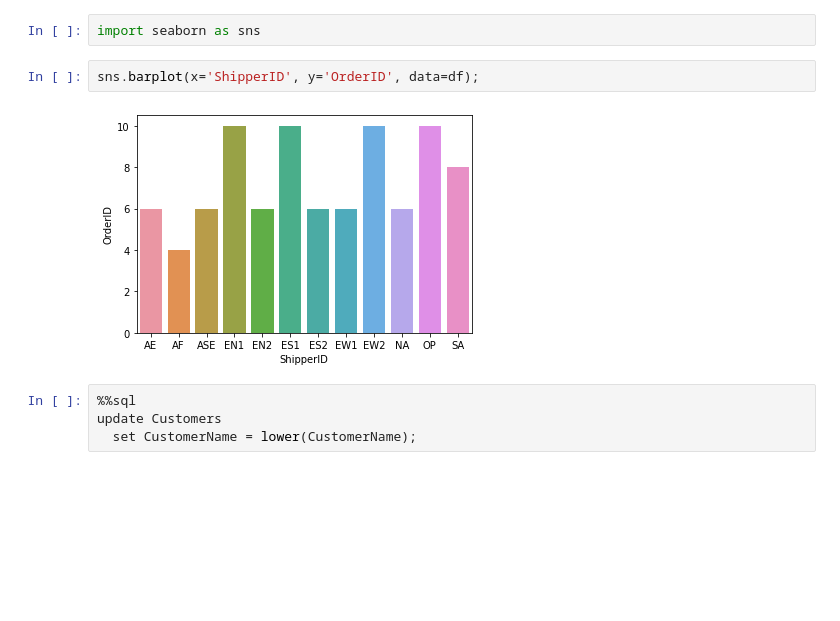
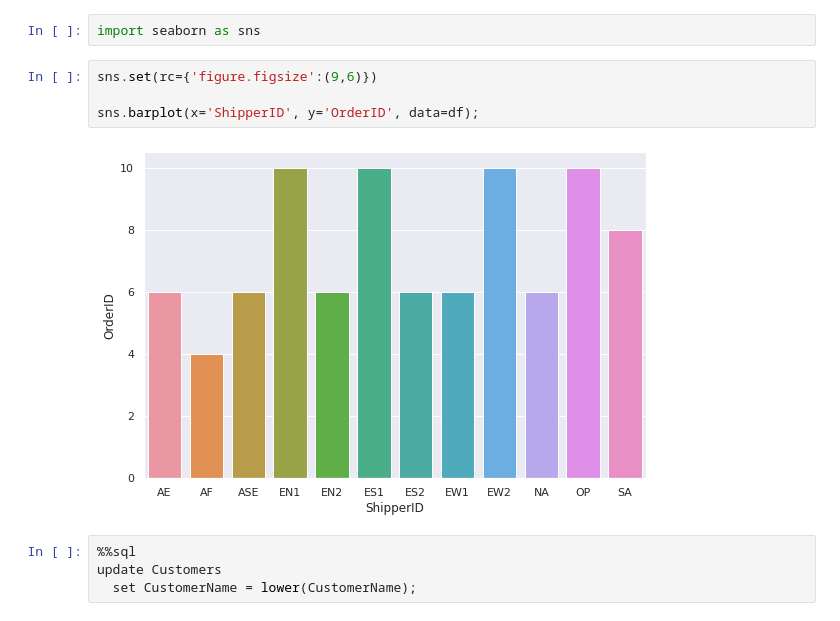
Before and after one commit to niklaust/SQL, a Jupyter notebook: SqlMagic_notebook_of_niklaust_ipynb.ipynb, the cells around one changed output. Cells and saved outputs as stored; diff of their text form; blank space fills up the shorter version.

```diff
--- a/SqlMagic_notebook_of_niklaust_ipynb.ipynb
+++ b/SqlMagic_notebook_of_niklaust_ipynb.ipynb
@@ -204,9 +204,11 @@ pandas.core.frame.DataFrame
 # %%
 import seaborn as sns
 # %%
+sns.set(rc={'figure.figsize':(9,6)})
+
 sns.barplot(x='ShipperID', y='OrderID', data=df);
 # %% [output]
-[figure, old version]
+[figure, new version]
 # %%
 %%sql
 update Customers
```
Also changed, not shown: parts of 3 cells of this notebook.
